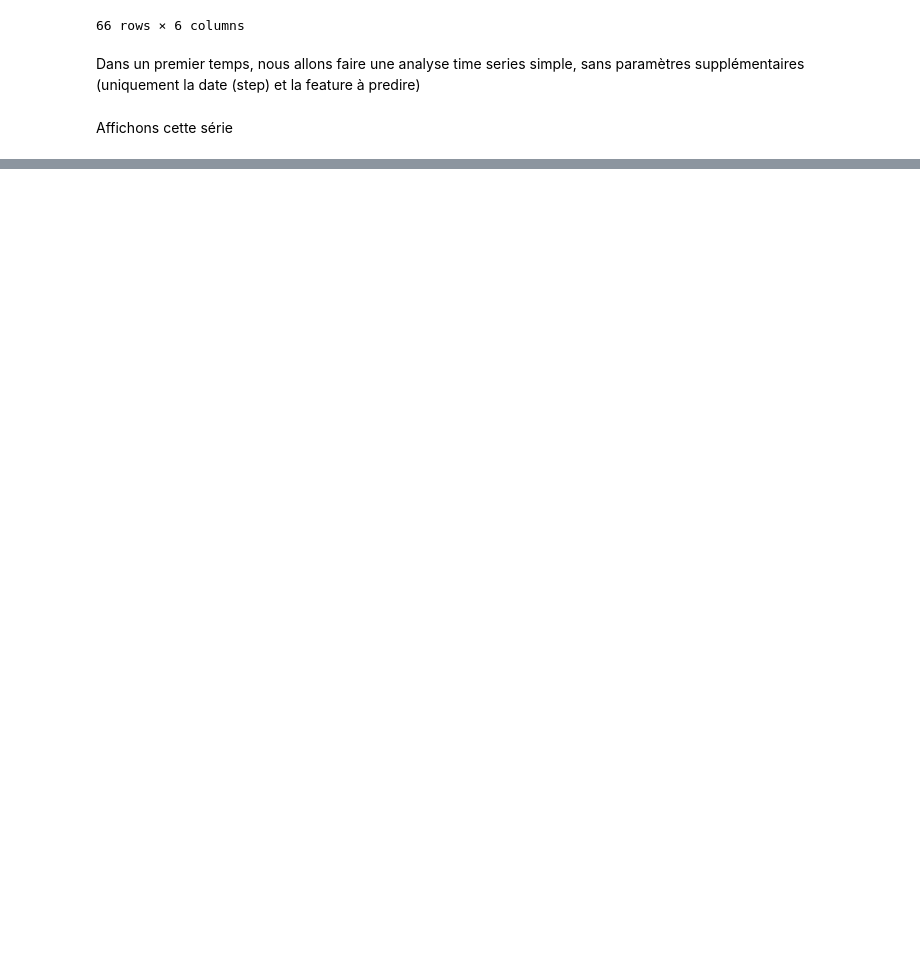
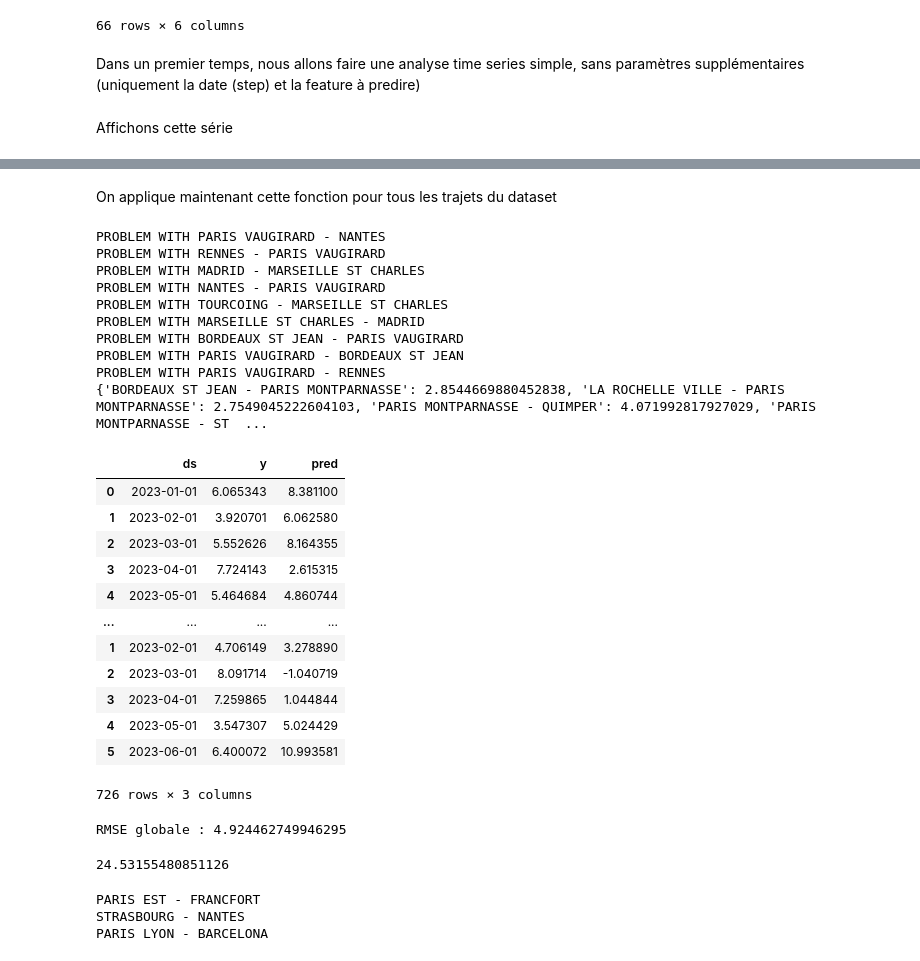
Before and after one commit to MatteoGentili/Apprentissage_Automatique_Project, a Jupyter notebook: Python_files/time_series.ipynb, the cells around one changed output, grey strips where cells are left out. Cells and saved outputs as stored; diff of their text form; code cells hidden in the pictures; blank space fills up the shorter version.

```diff
--- a/Python_files/time_series.ipynb
+++ b/Python_files/time_series.ipynb
@@ -103,0 +214,5 @@ plt.show()
+# %%
+res, rmse = GetSimpleForecast(df_pred_retard, "PARIS MONTPARNASSE - BORDEAUX ST JEAN")
+
+print(rmse)
+res
@@ -103,0 +228,61 @@ plt.show()
+# %% [markdown]
+On applique maintenant cette fonction pour tous les trajets du dataset
+# %%
+global_test = pd.DataFrame()
+rmses = {}
+for trajet in df_pred_retard["trajet"].unique() :
+    try :
+        test, rmse = GetSimpleForecast(df_pred_retard, trajet)
+
+        global_test = pd.concat([global_test, test], axis=0)
+        rmses[trajet] = rmse
+
+    except :
+        print("PROBLEM WITH", trajet)
+
+print(rmses)
+global_test
+# %% [output]
+PROBLEM WITH PARIS VAUGIRARD - NANTES
+PROBLEM WITH RENNES - PARIS VAUGIRARD
+PROBLEM WITH MADRID - MARSEILLE ST CHARLES
+PROBLEM WITH NANTES - PARIS VAUGIRARD
+PROBLEM WITH TOURCOING - MARSEILLE ST CHARLES
+PROBLEM WITH MARSEILLE ST CHARLES - MADRID
+PROBLEM WITH BORDEAUX ST JEAN - PARIS VAUGIRARD
+PROBLEM WITH PARIS VAUGIRARD - BORDEAUX ST JEAN
+PROBLEM WITH PARIS VAUGIRARD - RENNES
+{'BORDEAUX ST JEAN - PARIS MONTPARNASSE': 2.8544669880452838, 'LA ROCHELLE VILLE - PARIS MONTPARNASSE': 2.7549045222604103, 'PARIS MONTPARNASSE - QUIMPER': 4.071992817927029, 'PARIS MONTPARNASSE - ST  ...
+|  | ds | y | pred |
+| 0 | 2023-01-01 | 6.065343 | 8.381100 |
+| 1 | 2023-02-01 | 3.920701 | 6.062580 |
+| 2 | 2023-03-01 | 5.552626 | 8.164355 |
+| 3 | 2023-04-01 | 7.724143 | 2.615315 |
+| 4 | 2023-05-01 | 5.464684 | 4.860744 |
+| ... | ... | ... | ... |
+| 1 | 2023-02-01 | 4.706149 | 3.278890 |
+| 2 | 2023-03-01 | 8.091714 | -1.040719 |
+| 3 | 2023-04-01 | 7.259865 | 1.044844 |
+| 4 | 2023-05-01 | 3.547307 | 5.024429 |
+| 5 | 2023-06-01 | 6.400072 | 10.993581 |
+726 rows × 3 columns
+# %%
+global_mse = np.mean((global_test["y"] - global_test["pred"])**2)
+global_rmse = math.sqrt(global_mse)
+
+print("RMSE globale :", global_rmse)
+# %% [output]
+RMSE globale : 4.924462749946295
+# %%
+max(list(rmses.values()))
+#On observe des résultats de rmse aberrants
+# %% [output]
+24.53155480851126
+# %%
+for k, v in rmses.items() :
+    if v > 10:
+        print(k)
+# %% [output]
+PARIS EST - FRANCFORT
+STRASBOURG - NANTES
+PARIS LYON - BARCELONA
```
Also changed, not shown: parts of 12 cells of this notebook.
